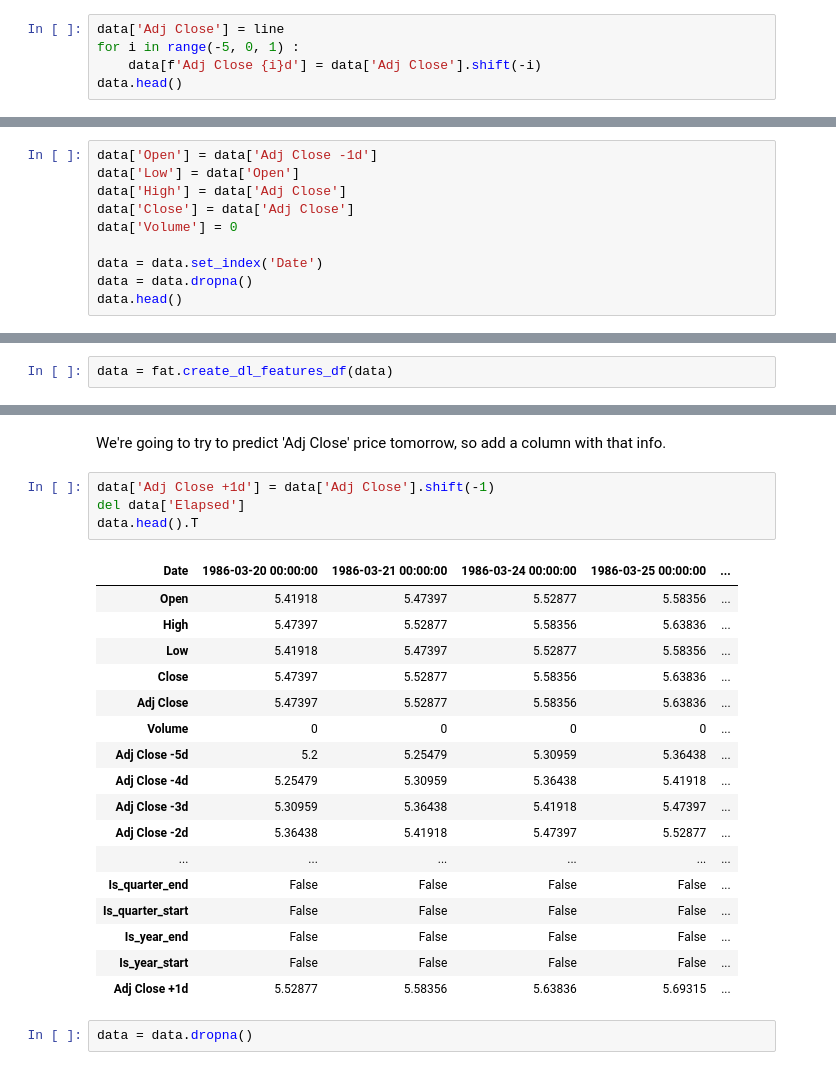
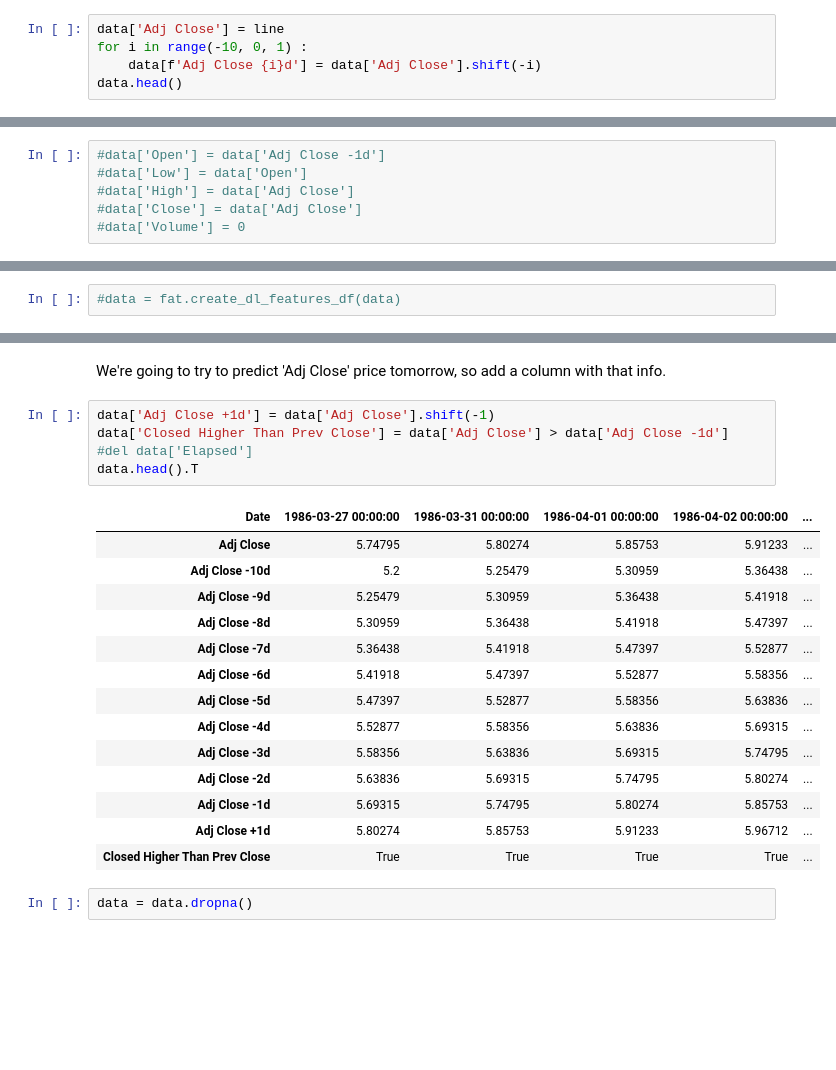
Before and after one commit to matthewrcarpenter/finance, a Jupyter notebook: FakeStock-fastai-test.ipynb, the cells around one changed output, grey strips where cells are left out. Cells and saved outputs as stored; diff of their text form; blank space fills up the shorter version.

```diff
--- a/FakeStock-fastai-test.ipynb
+++ b/FakeStock-fastai-test.ipynb
@@ -65,7 +66,7 @@ for i in range(len(line)) :
     line[i] = line_start + i*line_slope
 # %%
 data['Adj Close'] = line
-for i in range(-5, 0, 1) :
+for i in range(-10, 0, 1) :
     data[f'Adj Close {i}d'] = data['Adj Close'].shift(-i)
 data.head()
 # %% [output]
@@ -78,10 +85,6 @@ data.head()
 # %%
-data['Open'] = data['Adj Close -1d']
-data['Low'] = data['Open']
-data['High'] = data['Adj Close']
-data['Close'] = data['Adj Close']
-data['Volume'] = 0
-
-data = data.set_index('Date')
-data = data.dropna()
-data.head()
+#data['Open'] = data['Adj Close -1d']
+#data['Low'] = data['Open']
+#data['High'] = data['Adj Close']
+#data['Close'] = data['Adj Close']
+#data['Volume'] = 0
@@ -96,7 +103,7 @@ data.head()
 # %% [markdown]
 ## Create Features
 # %%
-data = fat.create_dl_features_df(data)
+#data = fat.create_dl_features_df(data)
 # %%
 data = data.dropna()
 data[-14:].T
@@ -122,26 +124,24 @@ data[-14:].T
 We're going to try to predict 'Adj Close' price tomorrow, so add a column with that info.
 # %%
 data['Adj Close +1d'] = data['Adj Close'].shift(-1)
-del data['Elapsed']
+data['Closed Higher Than Prev Close'] = data['Adj Close'] > data['Adj Close -1d']
+#del data['Elapsed']
 data.head().T
 # %% [output]
-| Date | 1986-03-20 00:00:00 | 1986-03-21 00:00:00 | 1986-03-24 00:00:00 | 1986-03-25 00:00:00 | ... |
-| Open | 5.41918 | 5.47397 | 5.52877 | 5.58356 | ... |
-| High | 5.47397 | 5.52877 | 5.58356 | 5.63836 | ... |
-| Low | 5.41918 | 5.47397 | 5.52877 | 5.58356 | ... |
-| Close | 5.47397 | 5.52877 | 5.58356 | 5.63836 | ... |
-| Adj Close | 5.47397 | 5.52877 | 5.58356 | 5.63836 | ... |
-| Volume | 0 | 0 | 0 | 0 | ... |
-| Adj Close -5d | 5.2 | 5.25479 | 5.30959 | 5.36438 | ... |
-| Adj Close -4d | 5.25479 | 5.30959 | 5.36438 | 5.41918 | ... |
-| Adj Close -3d | 5.30959 | 5.36438 | 5.41918 | 5.47397 | ... |
-| Adj Close -2d | 5.36438 | 5.41918 | 5.47397 | 5.52877 | ... |
-| ... | ... | ... | ... | ... | ... |
-| Is_quarter_end | False | False | False | False | ... |
-| Is_quarter_start | False | False | False | False | ... |
-| Is_year_end | False | False | False | False | ... |
-| Is_year_start | False | False | False | False | ... |
-| Adj Close +1d | 5.52877 | 5.58356 | 5.63836 | 5.69315 | ... |
+| Date | 1986-03-27 00:00:00 | 1986-03-31 00:00:00 | 1986-04-01 00:00:00 | 1986-04-02 00:00:00 | ... |
+| Adj Close | 5.74795 | 5.80274 | 5.85753 | 5.91233 | ... |
+| Adj Close -10d | 5.2 | 5.25479 | 5.30959 | 5.36438 | ... |
+| Adj Close -9d | 5.25479 | 5.30959 | 5.36438 | 5.41918 | ... |
+| Adj Close -8d | 5.30959 | 5.36438 | 5.41918 | 5.47397 | ... |
+| Adj Close -7d | 5.36438 | 5.41918 | 5.47397 | 5.52877 | ... |
+| Adj Close -6d | 5.41918 | 5.47397 | 5.52877 | 5.58356 | ... |
+| Adj Close -5d | 5.47397 | 5.52877 | 5.58356 | 5.63836 | ... |
+| Adj Close -4d | 5.52877 | 5.58356 | 5.63836 | 5.69315 | ... |
+| Adj Close -3d | 5.58356 | 5.63836 | 5.69315 | 5.74795 | ... |
+| Adj Close -2d | 5.63836 | 5.69315 | 5.74795 | 5.80274 | ... |
+| Adj Close -1d | 5.69315 | 5.74795 | 5.80274 | 5.85753 | ... |
+| Adj Close +1d | 5.80274 | 5.85753 | 5.91233 | 5.96712 | ... |
+| Closed Higher Than Prev Close | True | True | True | True | ... |
 # %%
 data = data.dropna()
 # %%
```
Also changed, not shown: parts of 32 cells of this notebook.
